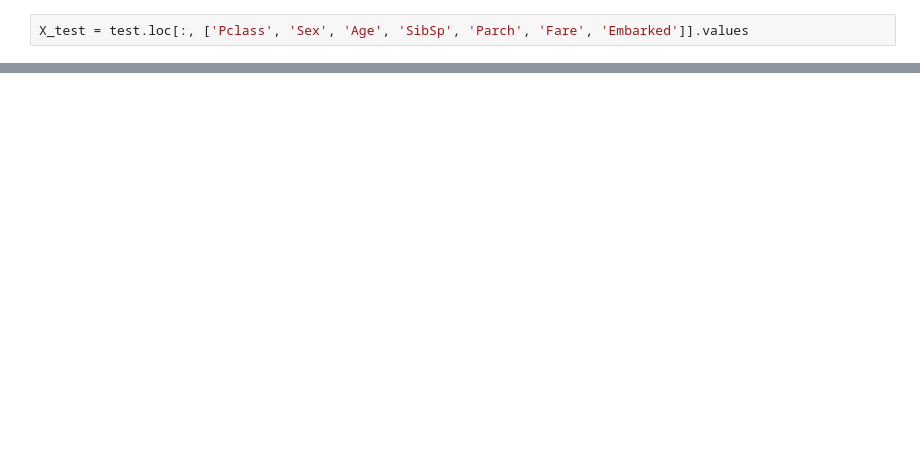
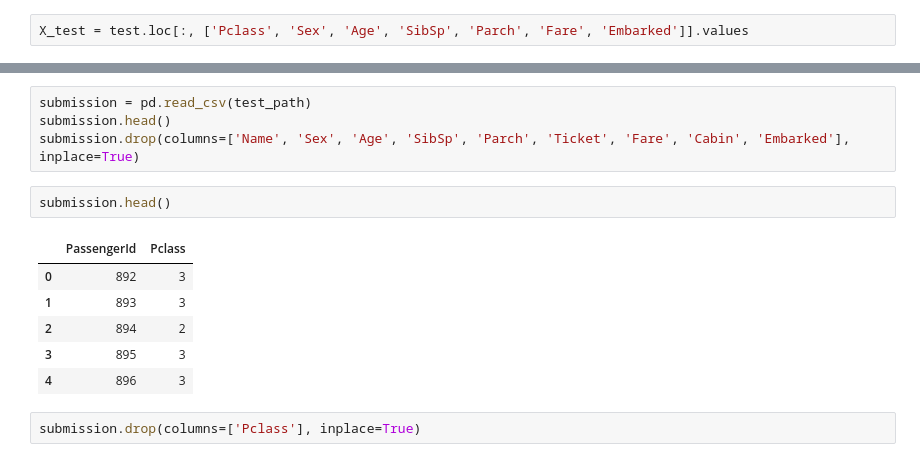
Before and after one commit to PashaIanko/Kaggle.Titanic, a Jupyter notebook: Main.ipynb, the cells around one changed output, grey strips where cells are left out. Cells and saved outputs as stored; diff of their text form; blank space fills up the shorter version.

```diff
--- a/Main.ipynb
+++ b/Main.ipynb
@@ -446,0 +436,15 @@ X_test = test.loc[:, ['Pclass', 'Sex', 'Age', 'SibSp', 'Parch', 'Fare', 'Embarke
+# %%
+submission = pd.read_csv(test_path)
+submission.head()
+submission.drop(columns=['Name', 'Sex', 'Age', 'SibSp', 'Parch', 'Ticket', 'Fare', 'Cabin', 'Embarked'], inplace=True)
+# %%
+submission.head()
+# %% [output]
+|  | PassengerId | Pclass |
+| 0 | 892 | 3 |
+| 1 | 893 | 3 |
+| 2 | 894 | 2 |
+| 3 | 895 | 3 |
+| 4 | 896 | 3 |
+# %%
+submission.drop(columns=['Pclass'], inplace=True)
```
Also changed, not shown: parts of 18 cells of this notebook.
